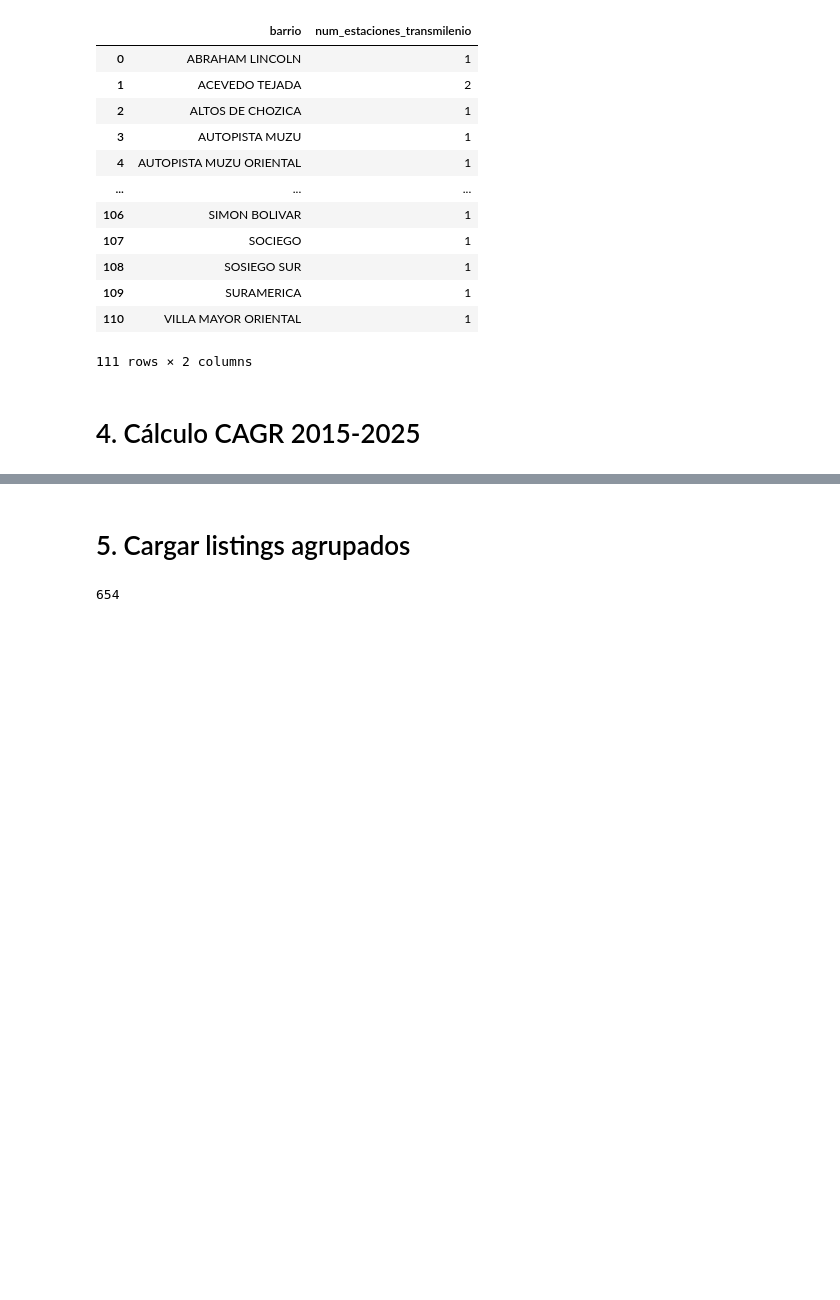
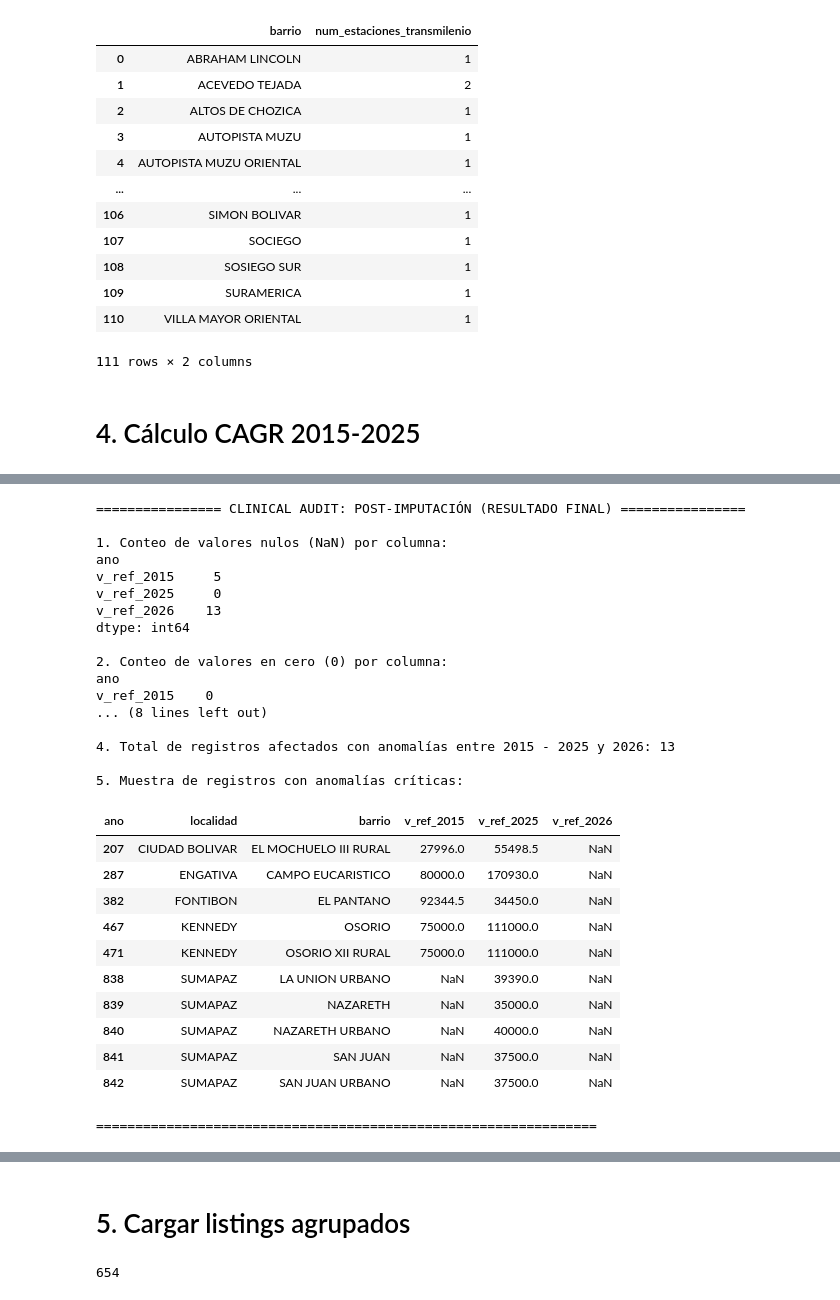
Before and after one commit to Informer20/grupo14-hipervalorizacion-bogota, a Jupyter notebook: notebooks/01_ETL_datos_finales.ipynb, the cells around one changed output, grey strips where cells are left out. Saved outputs shown, nothing was run; the diff lists cells and outputs as text; code cells hidden in the pictures; blank space fills up the shorter version.

```diff
--- a/notebooks/01_ETL_datos_finales.ipynb
+++ b/notebooks/01_ETL_datos_finales.ipynb
@@ -201,0 +285,63 @@ conteo_estaciones
+# %%
+anios_historicos = [f'v_ref_{anio}' for anio in range(2015, 2026)]  # 2015 a 2025
+col_objetivo = ['v_ref_2026']
+
+# A. Normalización de ceros a NaN:
+# Los ceros en precios inmobiliarios por metro cuadrado corresponden a vacíos de información,
+# no a valor comercial real, por lo que se estandarizan a NaN para evitar sesgos matemáticos.
+cols_a_limpiar = anios_historicos + col_objetivo
+df_pivot[cols_a_limpiar] = df_pivot[cols_a_limpiar].replace(0, np.nan)
+
+# B. Imputación 2015 (Corte Base):
+# Se aplica la mediana del valor de referencia agrupada por localidad.
+# Justificación: Preserva la tendencia macroespacial zonal sin distorsionar con valores extremos (outliers).
+df_pivot['v_ref_2015'] = df_pivot['v_ref_2015'].fillna(
+    df_pivot.groupby('localidad')['v_ref_2015'].transform('median')
+)
+
+# C. Imputación 2025 (Trayectoria Histórica + Respaldo Zonal):
+# 1. Primero se intenta rellenar usando interpolación lineal con los años intermedios disponibles por cada fila,
+#    respetando la inercia de precios particular de cada barrio.
+df_pivot['v_ref_2025'] = df_pivot['v_ref_2025'].fillna(
+    df_pivot[anios_historicos].interpolate(method='linear', axis=1)['v_ref_2025']
+)
+# 2. Si aún persisten vacíos (barrios sin ningún histórico intermedio), se aplica la mediana de la localidad como respaldo.
+df_pivot['v_ref_2025'] = df_pivot['v_ref_2025'].fillna(
+    df_pivot.groupby('localidad')['v_ref_2025'].transform('median')
+)
+
+# D. Tratamiento de 2026 (Año Objetivo / Predicción):
+# Se dejan intencionalmente como NaN. Al ser el objetivo que evaluará el modelo de Machine Learning,
+# no se imputan en el set de entrenamiento/prueba para evitar contaminar las métricas de error (MSE/RMSE).
+# %%
+auditar_datos_inmobiliarios(df_pivot, etapa="POST-IMPUTACIÓN (RESULTADO FINAL)")
+# %% [output]
+================ CLINICAL AUDIT: POST-IMPUTACIÓN (RESULTADO FINAL) ================
+
+1. Conteo de valores nulos (NaN) por columna:
+ano
+v_ref_2015     5
+v_ref_2025     0
+v_ref_2026    13
+dtype: int64
+
+2. Conteo de valores en cero (0) por columna:
+ano
+v_ref_2015    0
+... (8 lines left out)
+
+4. Total de registros afectados con anomalías entre 2015 - 2025 y 2026: 13
+
+5. Muestra de registros con anomalías críticas:
+| ano | localidad | barrio | v_ref_2015 | v_ref_2025 | v_ref_2026 |
+| 207 | CIUDAD BOLIVAR | EL MOCHUELO III RURAL | 27996.0 | 55498.5 | NaN |
+| 287 | ENGATIVA | CAMPO EUCARISTICO | 80000.0 | 170930.0 | NaN |
+| 382 | FONTIBON | EL PANTANO | 92344.5 | 34450.0 | NaN |
+| 467 | KENNEDY | OSORIO | 75000.0 | 111000.0 | NaN |
+| 471 | KENNEDY | OSORIO XII RURAL | 75000.0 | 111000.0 | NaN |
+| 838 | SUMAPAZ | LA UNION URBANO | NaN | 39390.0 | NaN |
+| 839 | SUMAPAZ | NAZARETH | NaN | 35000.0 | NaN |
+| 840 | SUMAPAZ | NAZARETH URBANO | NaN | 40000.0 | NaN |
+| 841 | SUMAPAZ | SAN JUAN | NaN | 37500.0 | NaN |
+| 842 | SUMAPAZ | SAN JUAN URBANO | NaN | 37500.0 | NaN |
+================================================================
```
Also changed, not shown: parts of 14 cells of this notebook, 4 other files.
